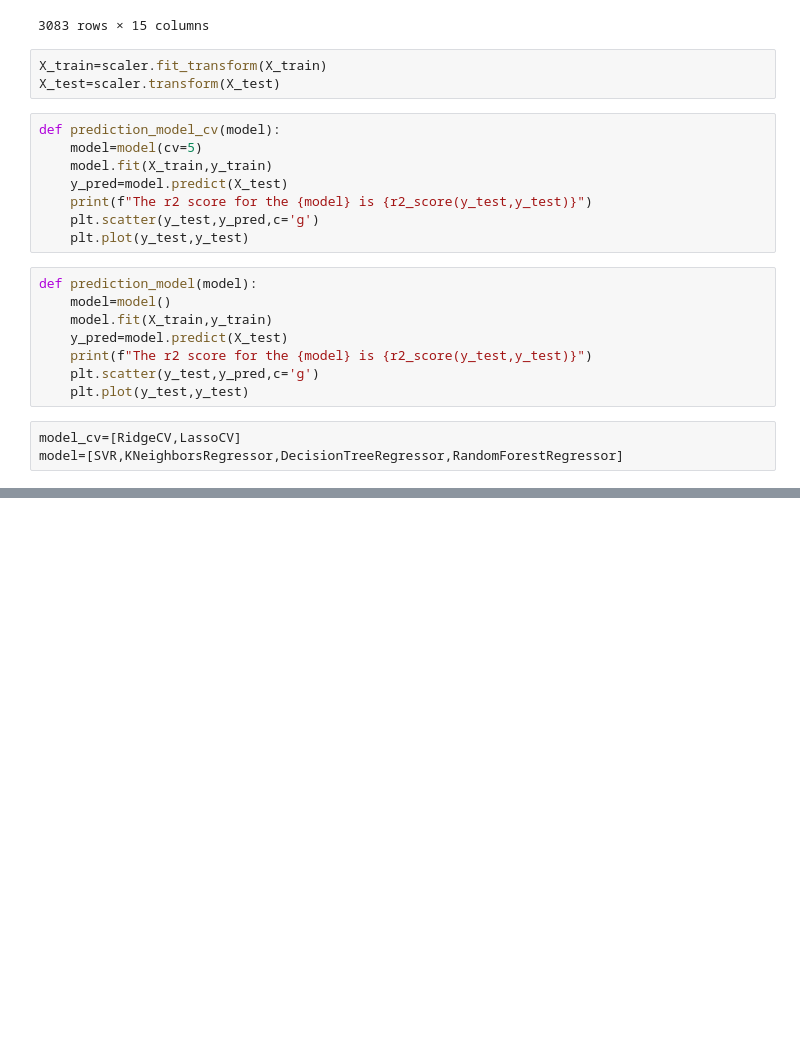
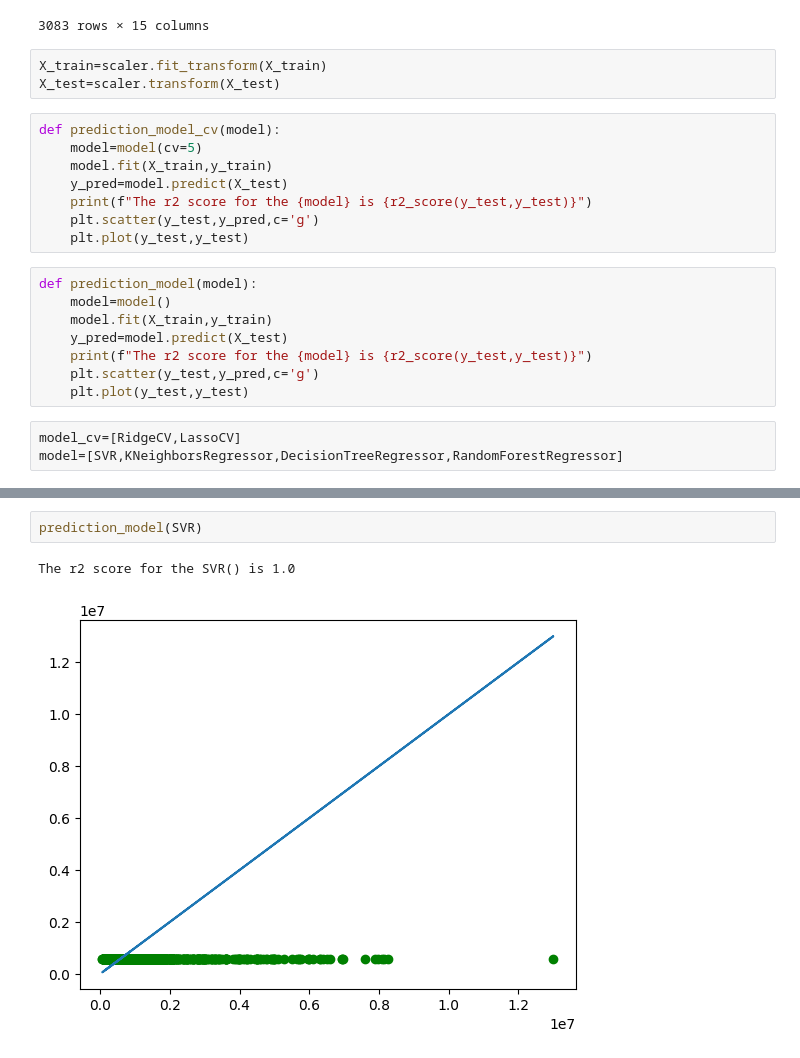
Before and after one commit to 1404Samyak/Random_Forest-_Regressor, a Jupyter notebook: carprice.ipynb, the cells around one changed output, grey strips where cells are left out. Cells and saved outputs as stored; diff of their text form; blank space fills up the shorter version.

```diff
--- a/carprice.ipynb
+++ b/carprice.ipynb
@@ -210,0 +221,5 @@ model=[SVR,KNeighborsRegressor,DecisionTreeRegressor,RandomForestRegressor]
+# %%
+prediction_model(SVR)
+# %% [output]
+The r2 score for the SVR() is 1.0
+[figure, added]
```
Also changed, not shown: parts of 5 cells of this notebook.
